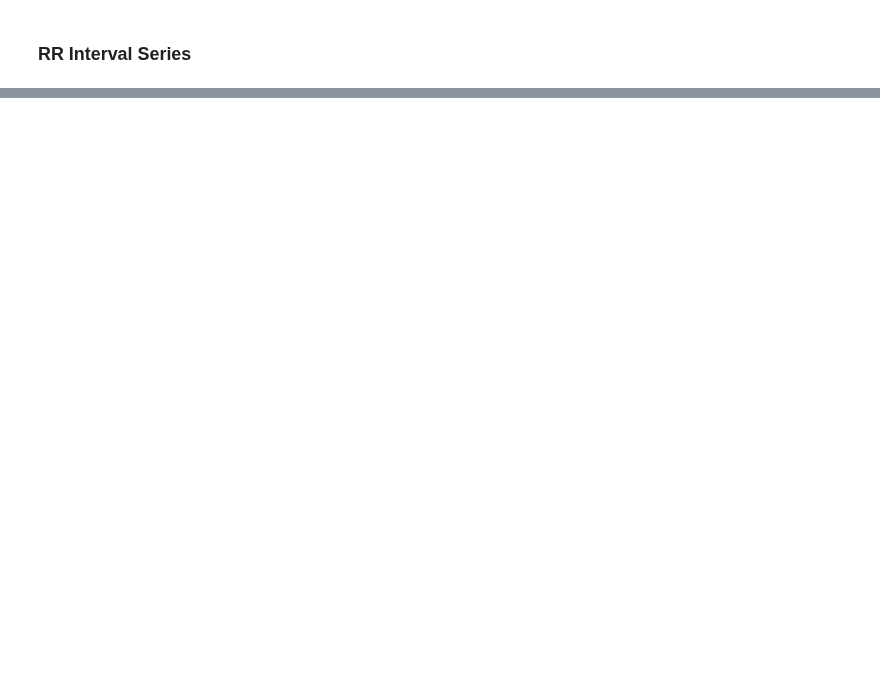
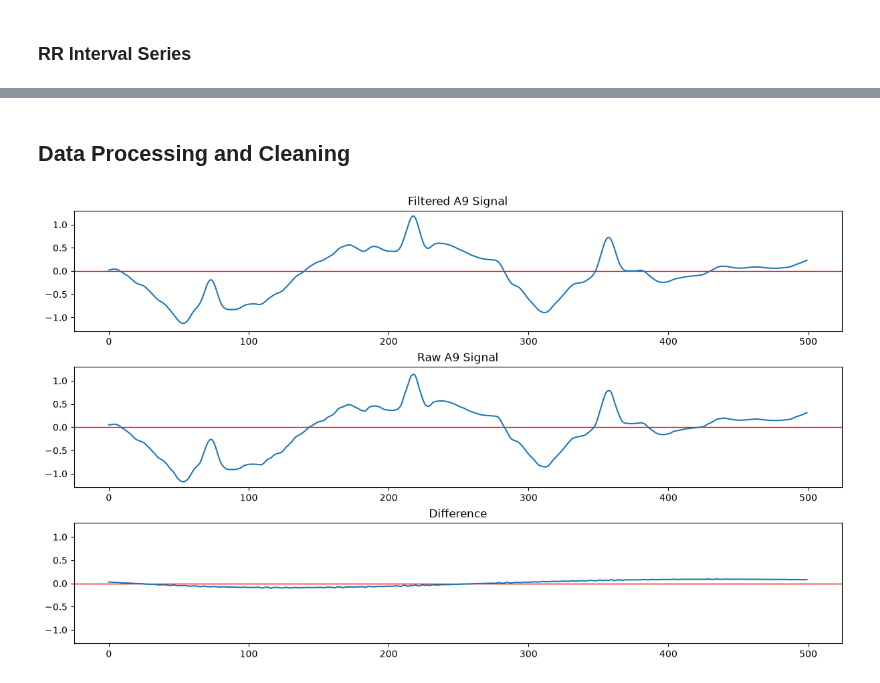
Before and after one commit to TJFM4/IIB-PROJECT, a Jupyter notebook: visualisations.ipynb, the cells around one changed output, grey strips where cells are left out. Saved outputs shown, nothing was run; the diff lists cells and outputs as text; code cells hidden in the pictures; blank space fills up the shorter version.

```diff
--- a/visualisations.ipynb
+++ b/visualisations.ipynb
@@ -124,0 +170,2 @@ IndexError: index 9077 is out of bounds for axis 0 with size 9012
+# %% [markdown]
+## Data Processing and Cleaning
@@ -124,0 +174,28 @@ IndexError: index 9077 is out of bounds for axis 0 with size 9012
+# %%
+# Bandpass the signal, keeping only the frequencies between low_f and high_f
+def bandpass(signal_number, low_f = 0.5, high_f = 40, order = 4):
+    record = wfdb.rdrecord(f'physionet2017/training2017/A{signal_number:05d}')
+    signal = record.p_signal[:, 0]
+    fs = record.fs
+    sos = butter(order, [low_f, high_f], btype = 'bandpass', fs = fs, output = 'sos')
+    return sosfiltfilt(sos, signal)
+
+clean = bandpass(9, high_f = 40)
+
+record = wfdb.rdrecord(f'physionet2017/training2017/A{9:05d}')
+signal = record.p_signal[:, 0]
+
+fig, axes = plt.subplots(3, 1, figsize = (12, 7), sharey = True, constrained_layout = True)
+
+for ax in axes:
+    ax.axhline(0, color = 'red', linewidth = 1)
+
+axes[0].plot(clean[:500])
+axes[0].set_title('Filtered A9 Signal')
+axes[1].plot(signal[:500])
+axes[1].set_title('Raw A9 Signal')
+axes[2].plot(signal[:500] - clean[:500])
+axes[2].set_title('Difference')
+plt.show()
+# %% [output]
+[figure, added]
```
Also changed, not shown: parts of 6 cells of this notebook.
